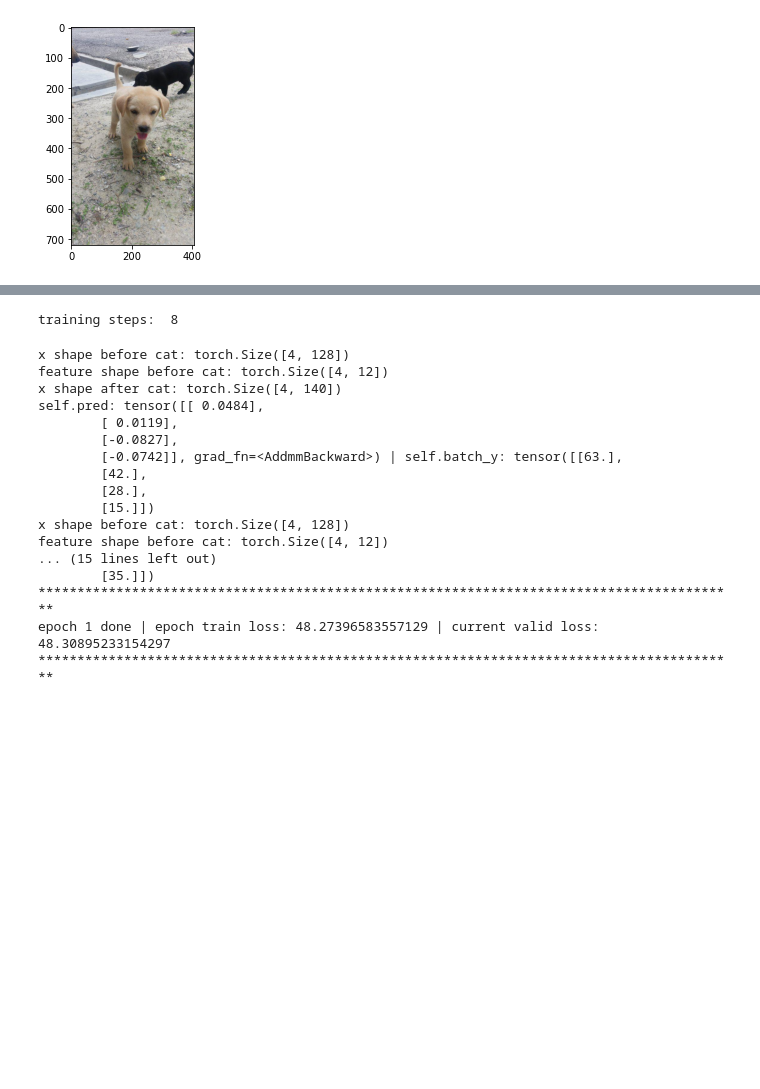
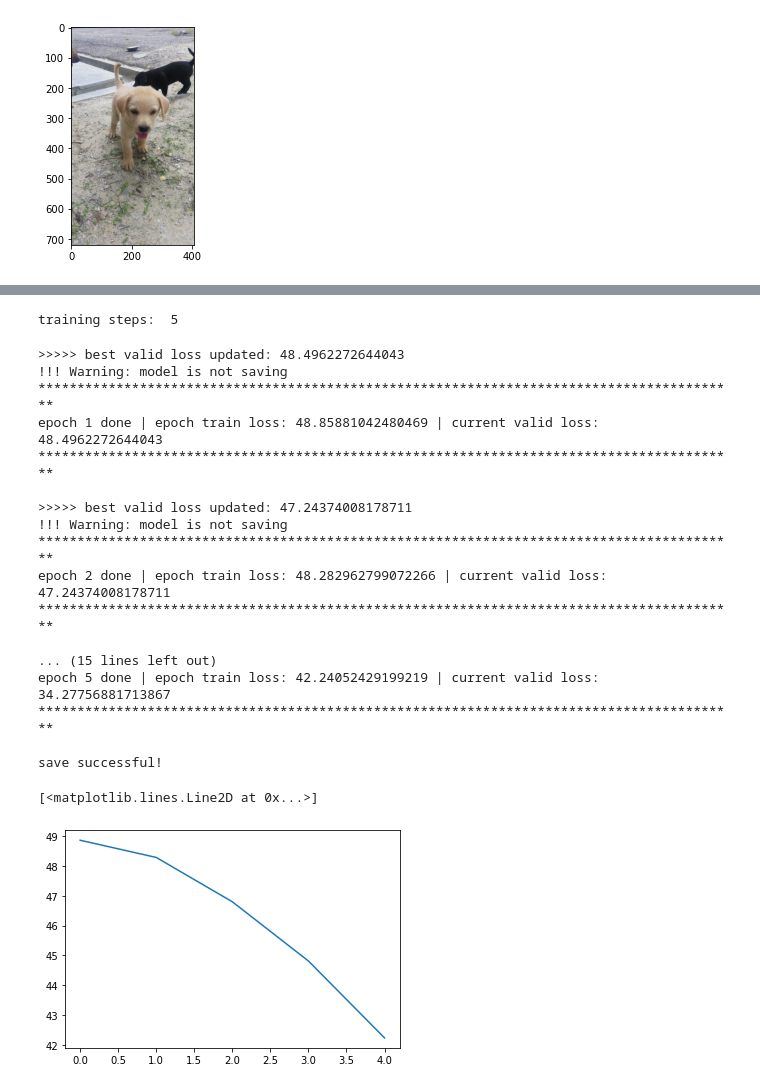
Before and after one commit to garyhlai/kaggle-petfinder, a Jupyter notebook: main.ipynb, the cells around one changed output, grey strips where cells are left out. Saved outputs shown, nothing was run; the diff lists cells and outputs as text; code cells hidden in the pictures; blank space fills up the shorter version.

Commit message:
allow learner to save callbacks after fit

```diff
--- a/main.ipynb
+++ b/main.ipynb
@@ -124,15 +89,14 @@ model = PawpularModel()
 
 cbs = [octopus.ProgressBar(), octopus.TrackLoss(save_model=False, path="./", model_name=f"pawpular"), Debugger()]
 
-epochs = 4
-training_steps = len(train_dl) * epochs; print("training steps: ", training_steps)
+training_steps = len(train_dl) * Config.epochs; print("training steps: ", training_steps)
 dls = octopus.DataLoaderGroup(train_dl, train_dl)
 # loss_func = nn.MSELoss()
 loss_func = octopus.RMSELoss
-lr = 1e-4
+lr = 1e-3
 optimizer = AdamW(model.parameters(), lr = lr)
 # %% [output]
-training steps:  8
+training steps:  5
 # %%
 learner = octopus.Learner(model,
                   dls,
@@ -142,22 +106,31 @@ learner = octopus.Learner(model,
                   valid_interval=len(train_dl),
                   cbs=cbs)
 # %%
-learner.fit(1)
+learner.fit(Config.epochs)
 # %% [output]
-x shape before cat: torch.Size([4, 128])
-feature shape before cat: torch.Size([4, 12])
-x shape after cat: torch.Size([4, 140])
-self.pred: tensor([[ 0.0484],
-        [ 0.0119],
-        [-0.0827],
-        [-0.0742]], grad_fn=<AddmmBackward>) | self.batch_y: tensor([[63.],
-        [42.],
-        [28.],
-        [15.]])
-x shape before cat: torch.Size([4, 128])
-feature shape before cat: torch.Size([4, 12])
+>>>>> best valid loss updated: 48.4962272644043
+!!! Warning: model is not saving
+******************************************************************************************
+epoch 1 done | epoch train loss: 48.85881042480469 | current valid loss: 48.4962272644043
+******************************************************************************************
+
+>>>>> best valid loss updated: 47.24374008178711
+!!! Warning: model is not saving
+******************************************************************************************
+epoch 2 done | epoch train loss: 48.282962799072266 | current valid loss: 47.24374008178711
+******************************************************************************************
+
 ... (15 lines left out)
-        [35.]])
+epoch 5 done | epoch train loss: 42.24052429199219 | current valid loss: 34.27756881713867
 ******************************************************************************************
-epoch 1 done | epoch train loss: 48.27396583557129 | current valid loss: 48.30895233154297
-******************************************************************************************
+
+save successful!
+# %%
+import dill
+with open(f"./learner.pkl", 'rb') as learner_file:
+  saved_cbs= dill.load(learner_file)
+# %%
+plt.plot(saved_cbs['TrackLoss']['train_losses'])
+# %% [output]
+[<matplotlib.lines.Line2D at 0x...>]
+[figure, added]
```
Also changed, not shown: parts of 7 cells of this notebook, 1 other file.
